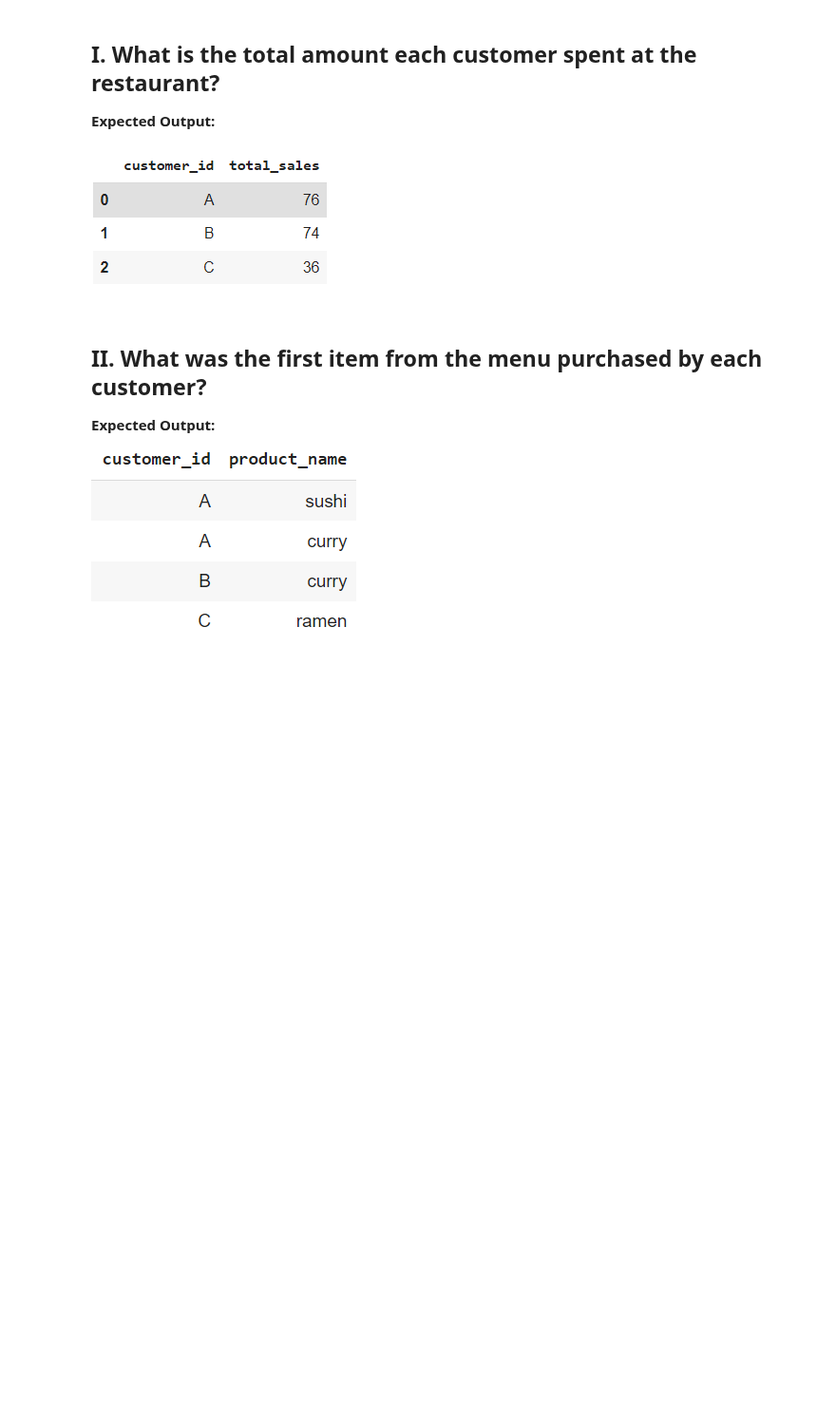
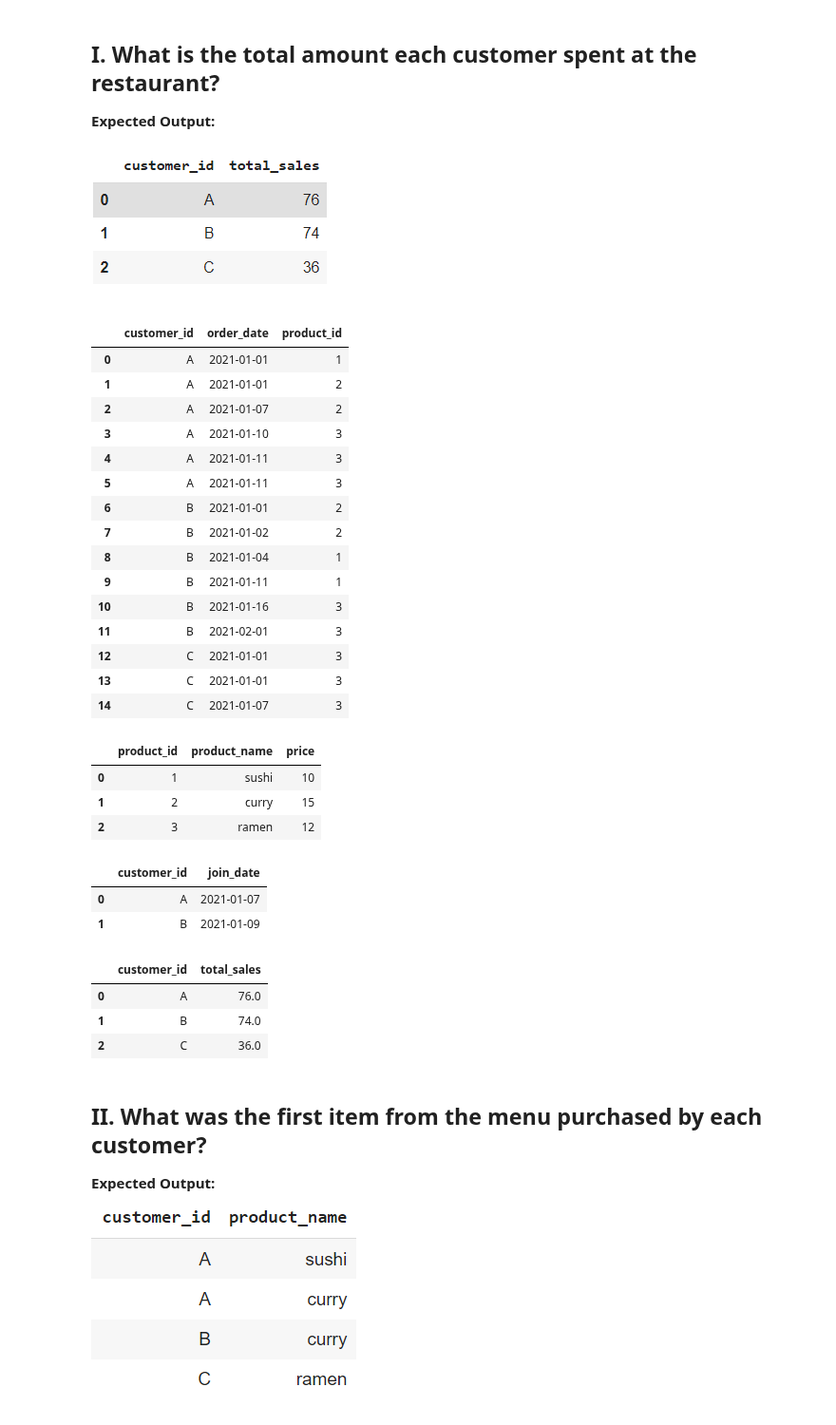
Before and after one commit to Shrez7961/Practice, a Jupyter notebook: Day_11_Assignment.ipynb, the cells around one changed output. Shown at 95% size. Drawn from its saved outputs; the diff is of its cells as text; code cells hidden in the pictures; blank space fills up the shorter version.

```diff
--- a/Day_11_Assignment.ipynb
+++ b/Day_11_Assignment.ipynb
@@ -162,7 +166,57 @@ Each of the following case study questions can be answered using a single SQL st
 
 ![image.png](embedded-picture-1)
 # %%
-# Write Your code here.
+# Write Your code here
+mysql('''
+select * from sales
+''')
+# %% [output]
+|  | customer_id | order_date | product_id |
+| 0 | A | 2021-01-01 | 1 |
+| 1 | A | 2021-01-01 | 2 |
+| 2 | A | 2021-01-07 | 2 |
+| 3 | A | 2021-01-10 | 3 |
+| 4 | A | 2021-01-11 | 3 |
+| 5 | A | 2021-01-11 | 3 |
+| 6 | B | 2021-01-01 | 2 |
+| 7 | B | 2021-01-02 | 2 |
+| 8 | B | 2021-01-04 | 1 |
+| 9 | B | 2021-01-11 | 1 |
+| 10 | B | 2021-01-16 | 3 |
+| 11 | B | 2021-02-01 | 3 |
+| 12 | C | 2021-01-01 | 3 |
+| 13 | C | 2021-01-01 | 3 |
+| 14 | C | 2021-01-07 | 3 |
+# %%
+mysql('''
+select * from menu
+''')
+# %% [output]
+|  | product_id | product_name | price |
+| 0 | 1 | sushi | 10 |
+| 1 | 2 | curry | 15 |
+| 2 | 3 | ramen | 12 |
+# %%
+mysql('''
+select * from members
+''')
+# %% [output]
+|  | customer_id | join_date |
+| 0 | A | 2021-01-07 |
+| 1 | B | 2021-01-09 |
+# %%
+mysql('''
+SELECT s.customer_id, SUM(price) AS total_sales
+FROM sales AS s
+LEFT JOIN menu AS m
+ON s.product_id = m.product_id
+GROUP BY customer_id
+''')
+# %% [output]
+|  | customer_id | total_sales |
+| 0 | A | 76.0 |
+| 1 | B | 74.0 |
+| 2 | C | 36.0 |
 # %% [markdown]
 ## II. What was the first item from the menu purchased by each customer?
 
```
Also changed, not shown: parts of 7 cells of this notebook.
